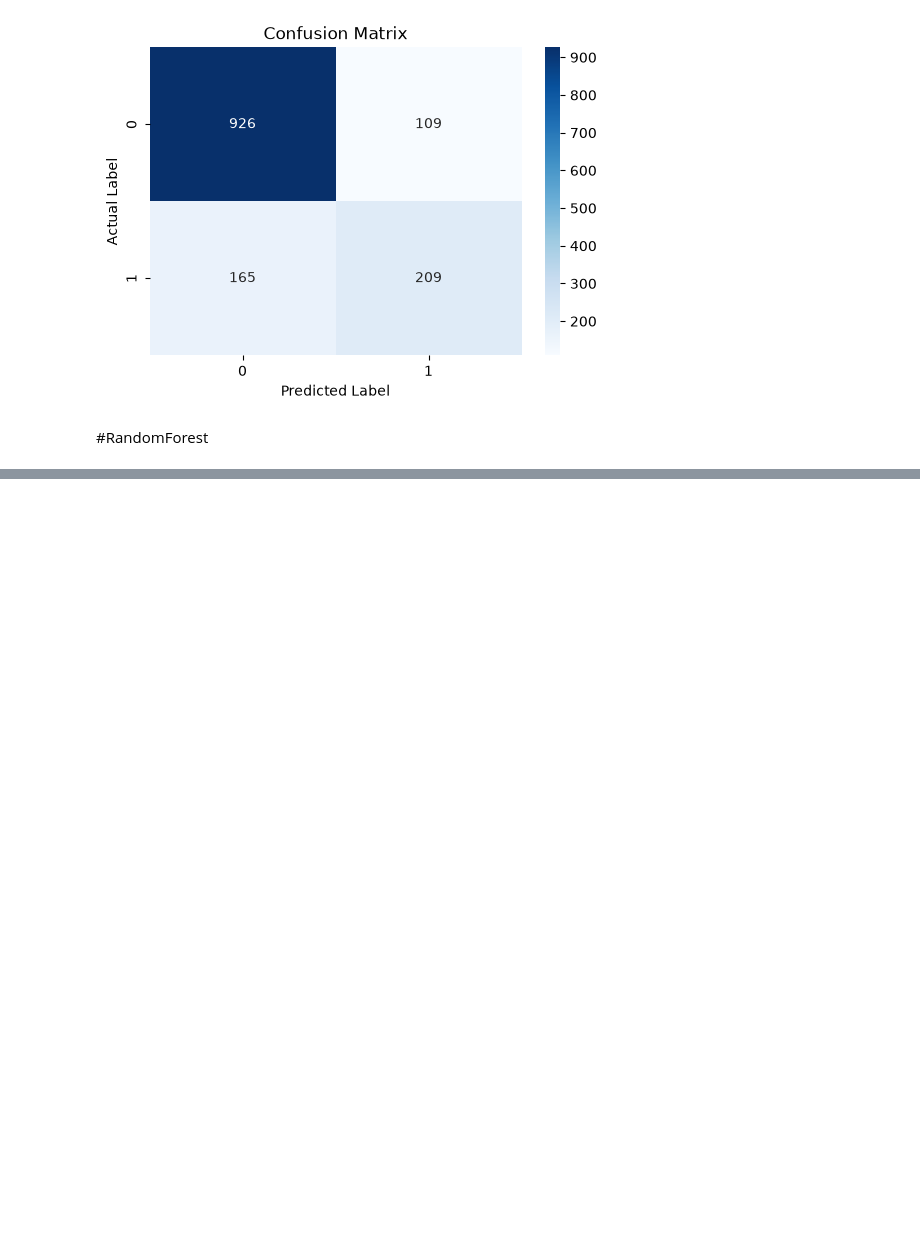
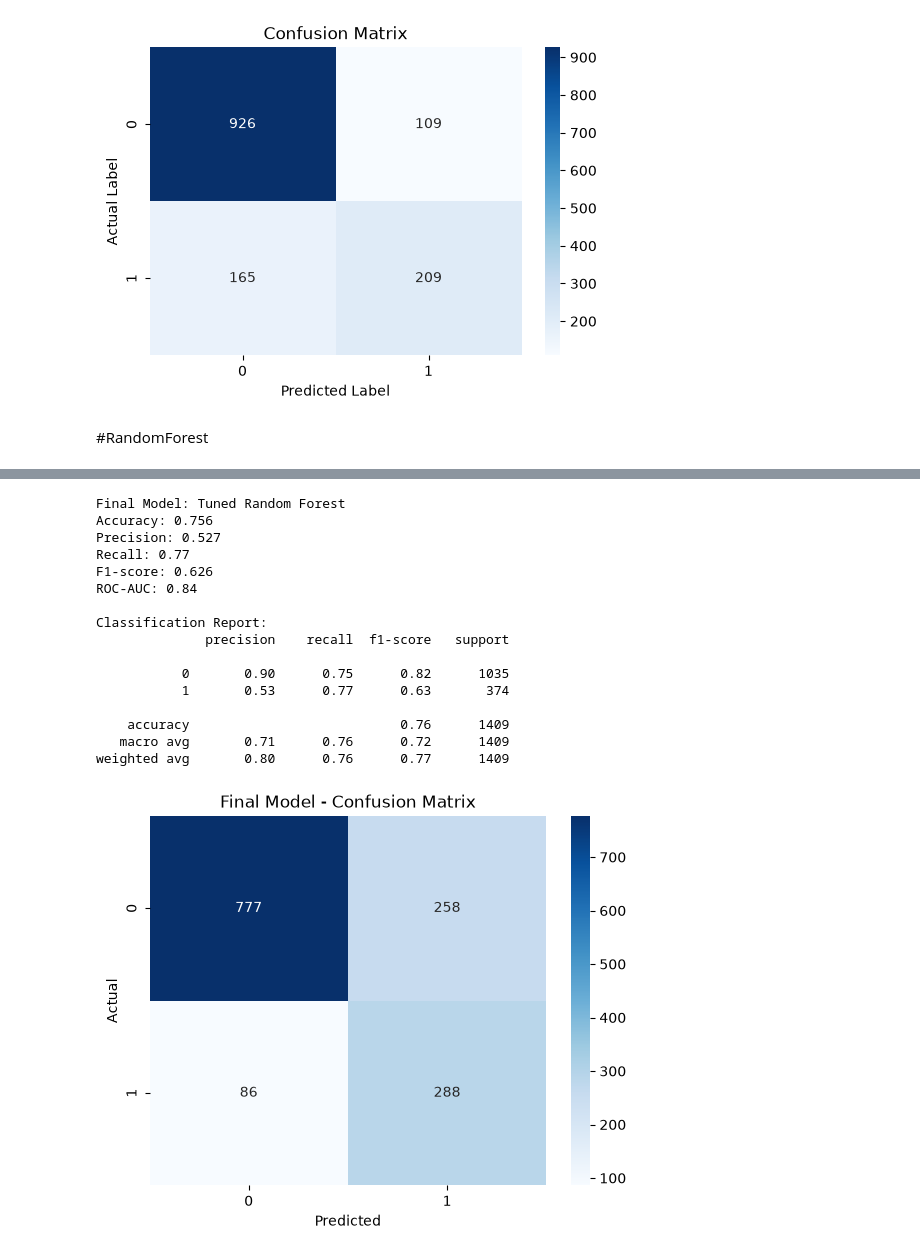
Before and after one commit to sneha20052005/Customer-churn-prediction, a Jupyter notebook: 01_churn_analysis.ipynb, the cells around one changed output, grey strips where cells are left out. Saved outputs shown, nothing was run; the diff lists cells and outputs as text; code cells hidden in the pictures; blank space fills up the shorter version.

```diff
--- a/01_churn_analysis.ipynb
+++ b/01_churn_analysis.ipynb
@@ -385,0 +719,18 @@ NameError: name 'preprocessor' is not defined
+# %%
+#we will try XGBOOST OR Gradient boosting
+
+# Feature importance from tuned Random Forest
+rf_model = rf_tuned.fit(x_train, y_train)
+
+feature_importance = rf_model.named_steps["classifier"].feature_importances_
+
+feature_names = (
+    rf_model.named_steps["preprocessor"].get_feature_names_out()
+)
+
+importance_df = pd.DataFrame({
+    "Feature": feature_names,
+    "Importance": feature_importance
+}).sort_values("Importance", ascending=False)
+
+importance_df.head(15)
@@ -385,0 +1002,54 @@ NameError: name 'preprocessor' is not defined
+# %%
+from sklearn.metrics import (
+    accuracy_score,
+    precision_score,
+    recall_score,
+    f1_score,
+    roc_auc_score,
+    classification_report,
+    confusion_matrix
+)
+import seaborn as sns
+import matplotlib.pyplot as plt
+
+final_model = rf_tuned
+
+# Predict on the unseen test data
+y_pred_final = final_model.predict(x_test)
+y_prob_final = final_model.predict_proba(x_test)[:, 1]
+
+print("Final Model: Tuned Random Forest")
+print("Accuracy:", round(accuracy_score(y_test, y_pred_final), 3))
+print("Precision:", round(precision_score(y_test, y_pred_final), 3))
+print("Recall:", round(recall_score(y_test, y_pred_final), 3))
+print("F1-score:", round(f1_score(y_test, y_pred_final), 3))
+print("ROC-AUC:", round(roc_auc_score(y_test, y_prob_final), 3))
+
+print("\nClassification Report:")
+print(classification_report(y_test, y_pred_final))
+
+cm = confusion_matrix(y_test, y_pred_final)
+
+sns.heatmap(cm, annot=True, fmt="d", cmap="Blues")
+plt.xlabel("Predicted")
+plt.ylabel("Actual")
+plt.title("Final Model - Confusion Matrix")
+plt.show()
+# %% [output]
+Final Model: Tuned Random Forest
+Accuracy: 0.756
+Precision: 0.527
+Recall: 0.77
+F1-score: 0.626
+ROC-AUC: 0.84
+
+Classification Report:
+              precision    recall  f1-score   support
+
+           0       0.90      0.75      0.82      1035
+           1       0.53      0.77      0.63       374
+
+    accuracy                           0.76      1409
+   macro avg       0.71      0.76      0.72      1409
+weighted avg       0.80      0.76      0.77      1409
+[figure, added]
```
Also changed, not shown: parts of 33 cells of this notebook.
